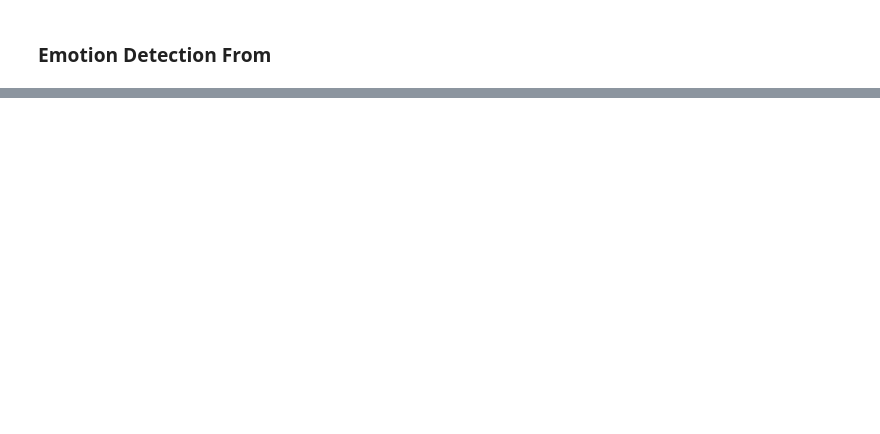
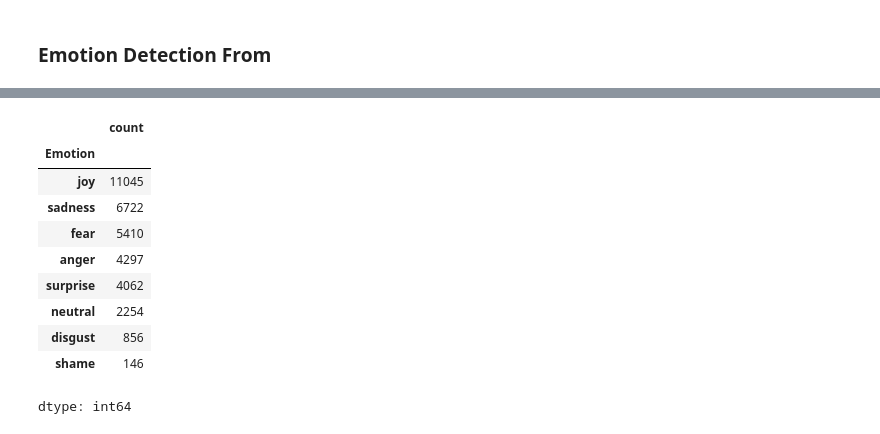
Before and after one commit to faysalalmahmud/EmoMind, a Jupyter notebook: Colab Notebook/Emotion_Detection_From_Text.ipynb, the cells around one changed output, grey strips where cells are left out. Drawn from its saved outputs; the diff is of its cells as text; code cells hidden in the pictures; blank space fills up the shorter version.

```diff
--- a/Colab Notebook/Emotion_Detection_From_Text.ipynb
+++ b/Colab Notebook/Emotion_Detection_From_Text.ipynb
@@ -25,0 +38,15 @@ from sklearn.metrics import accuracy_score,classification_report,confusion_matri
+# %%
+#value counts
+df['Emotion'].value_counts()
+# %% [output]
+|  | count |
+| Emotion |  |
+| joy | 11045 |
+| sadness | 6722 |
+| fear | 5410 |
+| anger | 4297 |
+| surprise | 4062 |
+| neutral | 2254 |
+| disgust | 856 |
+| shame | 146 |
+dtype: int64
```
Also changed, not shown: parts of 22 cells of this notebook.
